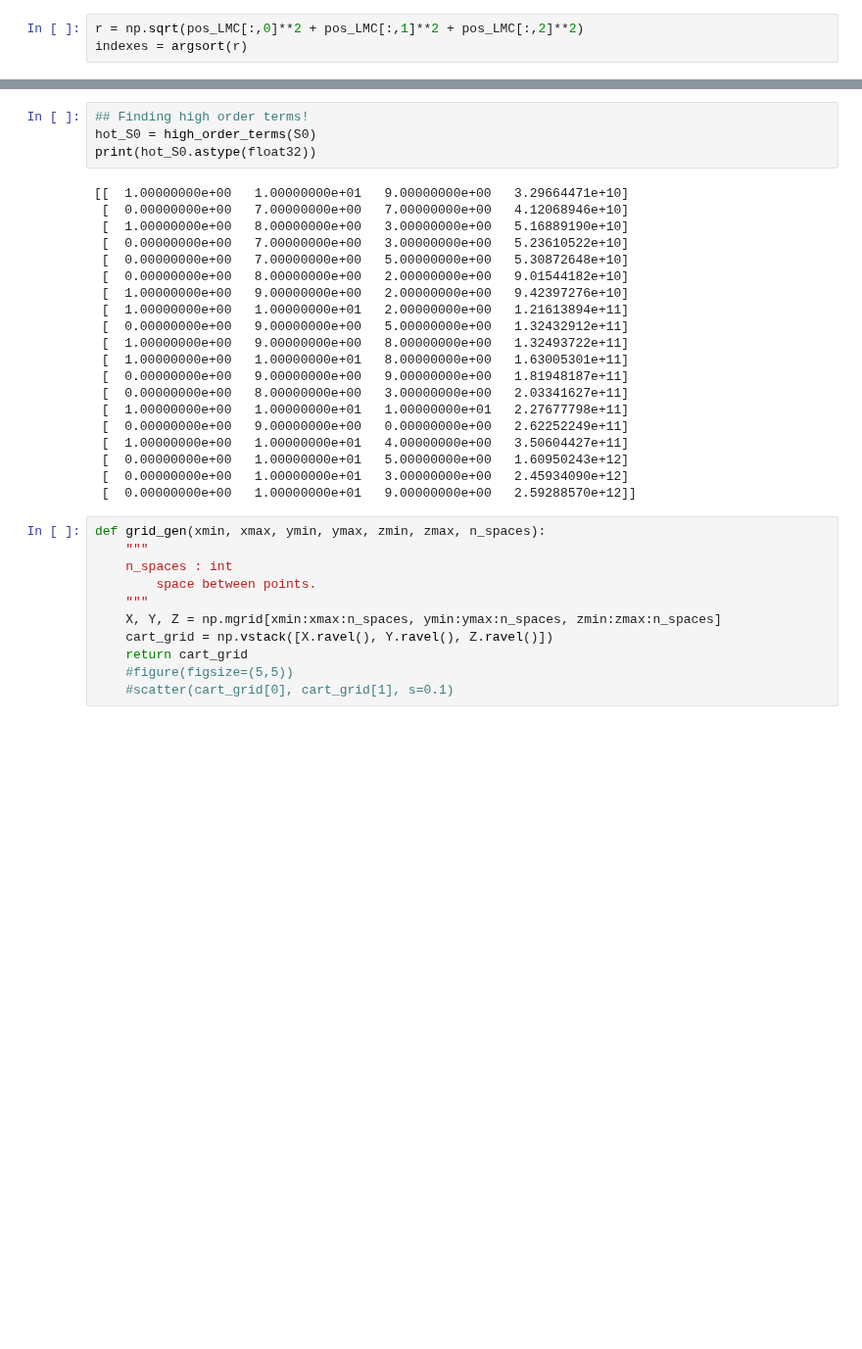
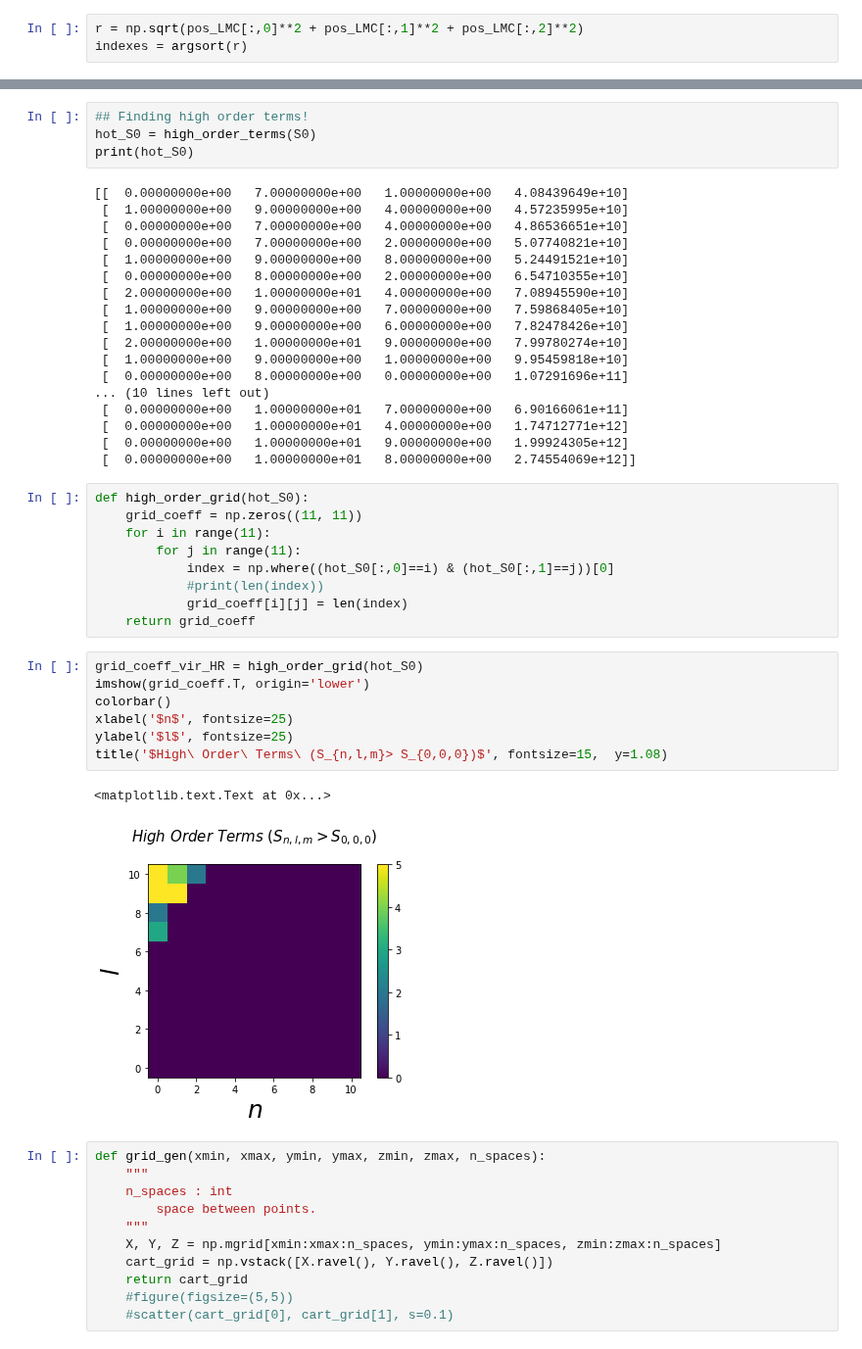
Before and after one commit to jngaravitoc/LMC-MW, a Jupyter notebook: code/SCF/high_order_terms.ipynb, the cells around one changed output, grey strips where cells are left out. Shown at 98% size. Saved outputs shown, nothing was run; the diff lists cells and outputs as text; blank space fills up the shorter version.

Commit message:
high order terms!

```diff
--- a/code/SCF/high_order_terms.ipynb
+++ b/code/SCF/high_order_terms.ipynb
@@ -149,27 +142,44 @@ xlim(0, 100)
 # %%
 ## Finding high order terms!
 hot_S0 = high_order_terms(S0)
-print(hot_S0.astype(float32))
+print(hot_S0)
 # %% [output]
-[[  1.00000000e+00   1.00000000e+01   9.00000000e+00   3.29664471e+10]
- [  0.00000000e+00   7.00000000e+00   7.00000000e+00   4.12068946e+10]
- [  1.00000000e+00   8.00000000e+00   3.00000000e+00   5.16889190e+10]
- [  0.00000000e+00   7.00000000e+00   3.00000000e+00   5.23610522e+10]
- [  0.00000000e+00   7.00000000e+00   5.00000000e+00   5.30872648e+10]
- [  0.00000000e+00   8.00000000e+00   2.00000000e+00   9.01544182e+10]
- [  1.00000000e+00   9.00000000e+00   2.00000000e+00   9.42397276e+10]
- [  1.00000000e+00   1.00000000e+01   2.00000000e+00   1.21613894e+11]
- [  0.00000000e+00   9.00000000e+00   5.00000000e+00   1.32432912e+11]
- [  1.00000000e+00   9.00000000e+00   8.00000000e+00   1.32493722e+11]
- [  1.00000000e+00   1.00000000e+01   8.00000000e+00   1.63005301e+11]
- [  0.00000000e+00   9.00000000e+00   9.00000000e+00   1.81948187e+11]
- [  0.00000000e+00   8.00000000e+00   3.00000000e+00   2.03341627e+11]
- [  1.00000000e+00   1.00000000e+01   1.00000000e+01   2.27677798e+11]
- [  0.00000000e+00   9.00000000e+00   0.00000000e+00   2.62252249e+11]
- [  1.00000000e+00   1.00000000e+01   4.00000000e+00   3.50604427e+11]
- [  0.00000000e+00   1.00000000e+01   5.00000000e+00   1.60950243e+12]
- [  0.00000000e+00   1.00000000e+01   3.00000000e+00   2.45934090e+12]
- [  0.00000000e+00   1.00000000e+01   9.00000000e+00   2.59288570e+12]]
+[[  0.00000000e+00   7.00000000e+00   1.00000000e+00   4.08439649e+10]
+ [  1.00000000e+00   9.00000000e+00   4.00000000e+00   4.57235995e+10]
+ [  0.00000000e+00   7.00000000e+00   4.00000000e+00   4.86536651e+10]
+ [  0.00000000e+00   7.00000000e+00   2.00000000e+00   5.07740821e+10]
+ [  1.00000000e+00   9.00000000e+00   8.00000000e+00   5.24491521e+10]
+ [  0.00000000e+00   8.00000000e+00   2.00000000e+00   6.54710355e+10]
+ [  2.00000000e+00   1.00000000e+01   4.00000000e+00   7.08945590e+10]
+ [  1.00000000e+00   9.00000000e+00   7.00000000e+00   7.59868405e+10]
+ [  1.00000000e+00   9.00000000e+00   6.00000000e+00   7.82478426e+10]
+ [  2.00000000e+00   1.00000000e+01   9.00000000e+00   7.99780274e+10]
+ [  1.00000000e+00   9.00000000e+00   1.00000000e+00   9.95459818e+10]
+ [  0.00000000e+00   8.00000000e+00   0.00000000e+00   1.07291696e+11]
+... (10 lines left out)
+ [  0.00000000e+00   1.00000000e+01   7.00000000e+00   6.90166061e+11]
+ [  0.00000000e+00   1.00000000e+01   4.00000000e+00   1.74712771e+12]
+ [  0.00000000e+00   1.00000000e+01   9.00000000e+00   1.99924305e+12]
+ [  0.00000000e+00   1.00000000e+01   8.00000000e+00   2.74554069e+12]]
+# %%
+def high_order_grid(hot_S0):
+    grid_coeff = np.zeros((11, 11))
+    for i in range(11):
+        for j in range(11):
+            index = np.where((hot_S0[:,0]==i) & (hot_S0[:,1]==j))[0]
+            #print(len(index))
+            grid_coeff[i][j] = len(index)
+    return grid_coeff
+# %%
+grid_coeff_vir_HR = high_order_grid(hot_S0)
+imshow(grid_coeff.T, origin='lower')
+colorbar()
+xlabel('$n$', fontsize=25)
+ylabel('$l$', fontsize=25)
+title('$High\ Order\ Terms\ (S_{n,l,m}> S_{0,0,0})$', fontsize=15,  y=1.08)
+# %% [output]
+<matplotlib.text.Text at 0x...>
+[figure, added]
 # %%
 def grid_gen(xmin, xmax, ymin, ymax, zmin, zmax, n_spaces):
     """
```
Also changed, not shown: parts of 23 cells of this notebook.
